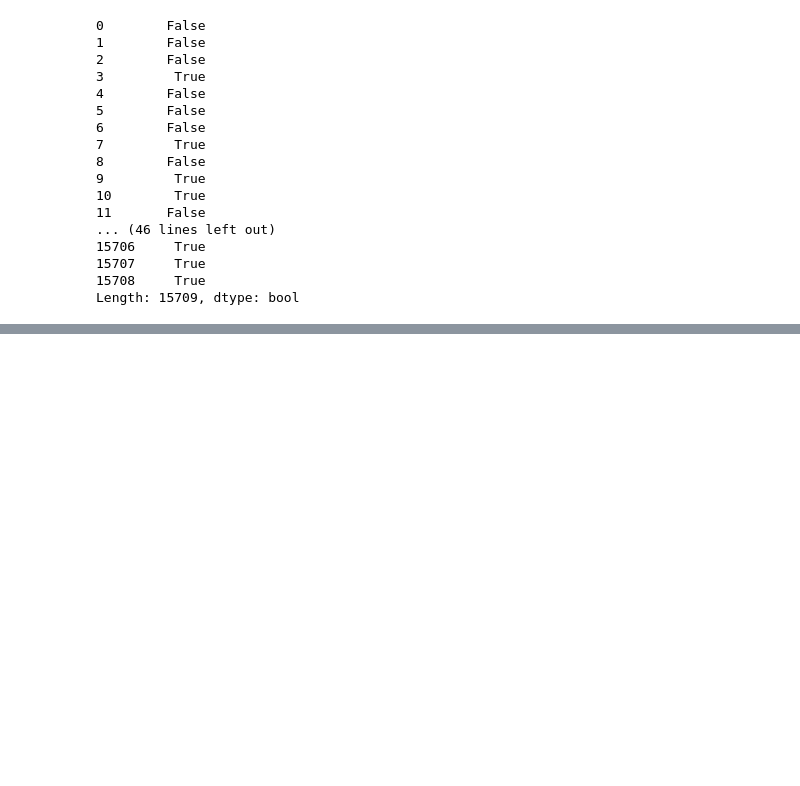
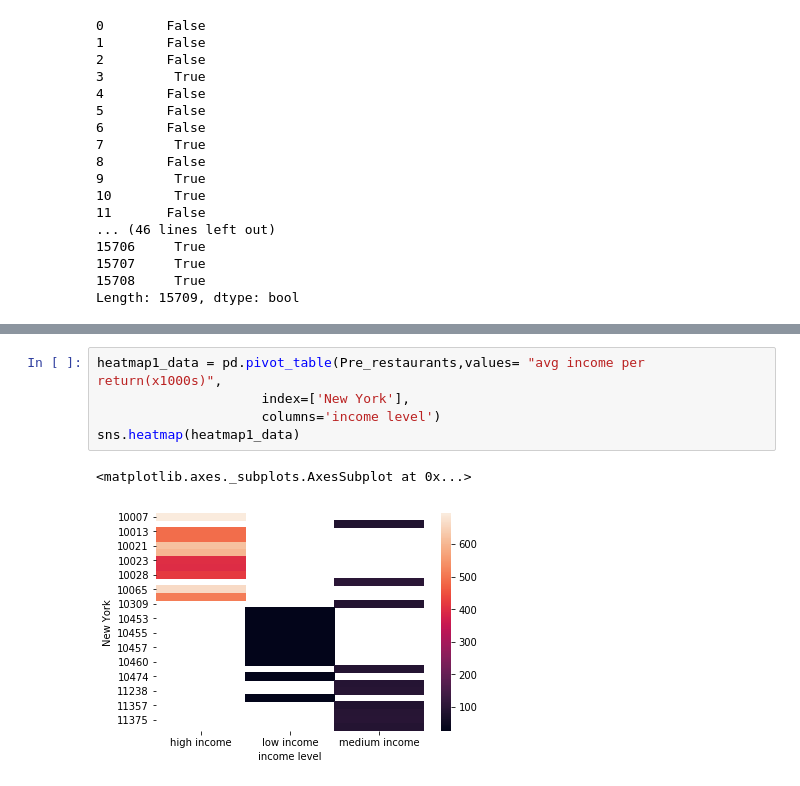
Before and after one commit to natyrrr/NYC-Restaurant-Analysis, a Jupyter notebook: pre-restaurants.ipynb, the cells around one changed output, grey strips where cells are left out. Cells and saved outputs as stored; diff of their text form; blank space fills up the shorter version.

```diff
--- a/pre-restaurants.ipynb
+++ b/pre-restaurants.ipynb
@@ -137,3 +138,11 @@ Pre_restaurants["Borough"].value_counts().hvplot.bar(xlabel= 'Borough', ylabel=
 Pre_restaurants['income level'].value_counts().hvplot.bar(label= "Number of Restaurants in different Socio-Economic Areas, 3/16/19- 8/6/19", xlabel= "Income Bracket", ylabel= " # of Restaurants")
 # %% [output]
 [interactive output not drawn]
+# %%
+heatmap1_data = pd.pivot_table(Pre_restaurants,values= "avg income per return(x1000s)",
+                     index=['New York'],
+                     columns='income level')
+sns.heatmap(heatmap1_data)
+# %% [output]
+<matplotlib.axes._subplots.AxesSubplot at 0x...>
+[figure, added]
```
Also changed, not shown: parts of 10 cells of this notebook, 1 other file.
